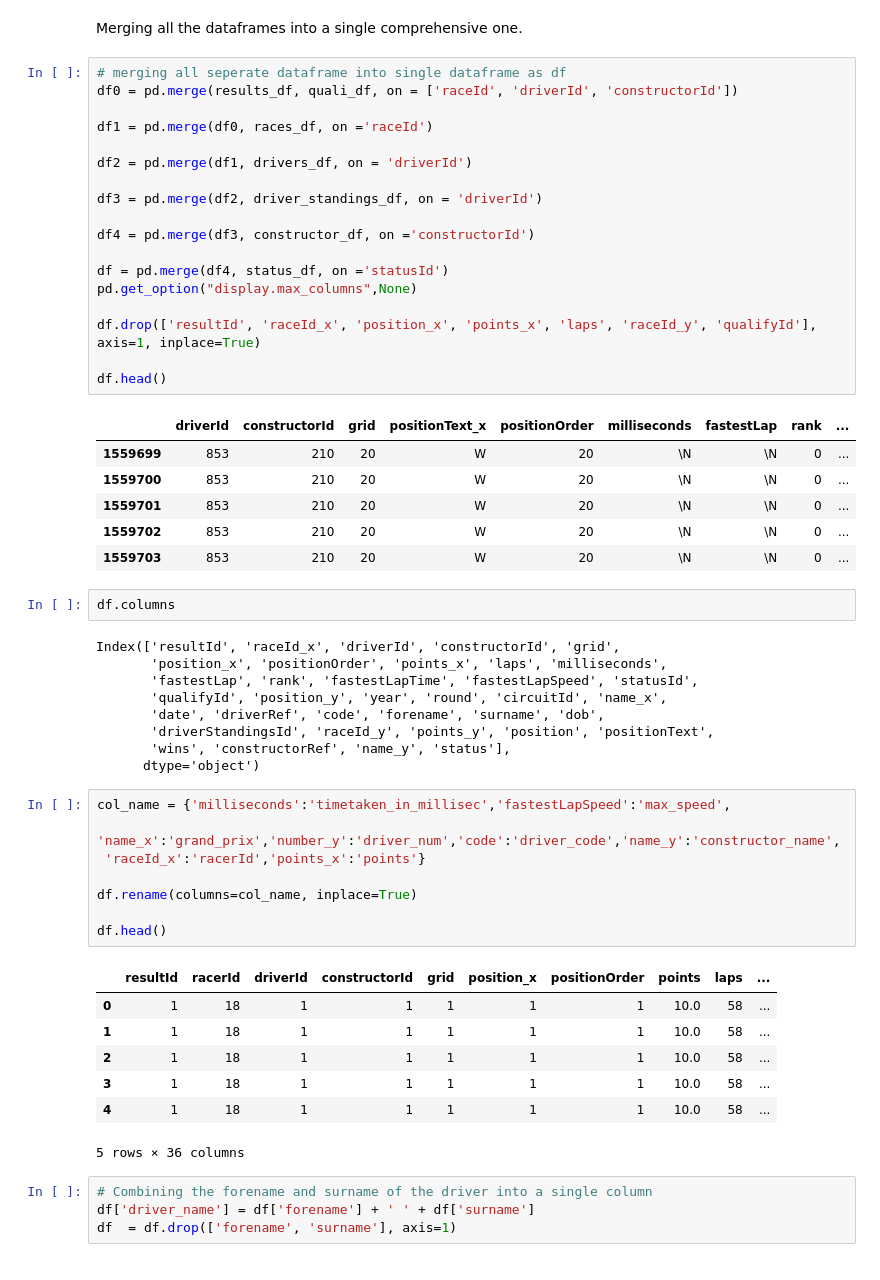
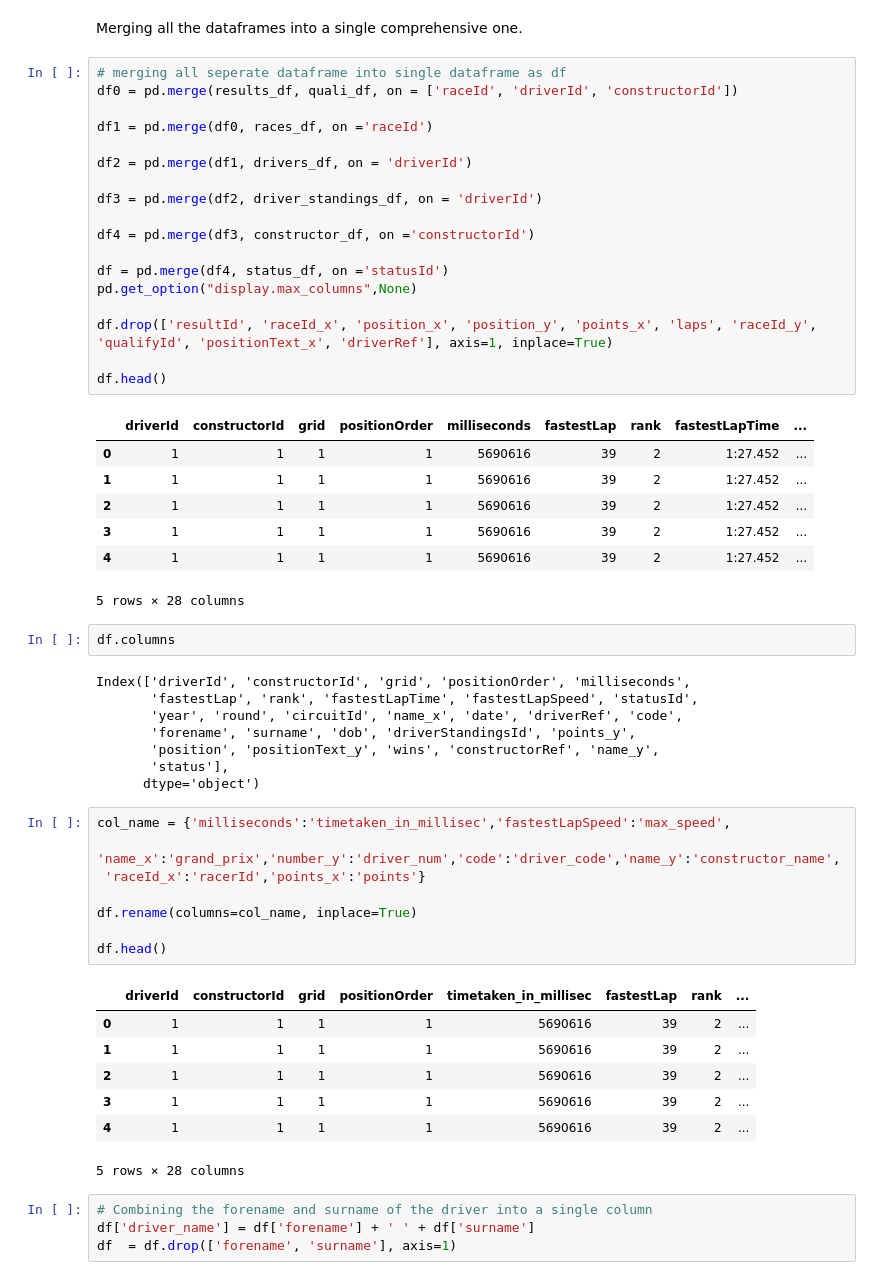
Before and after one commit to Robert336/Final-Project-CP468, a Jupyter notebook: F1_Predictor.ipynb, the cells around one changed output. Drawn from its saved outputs; the diff is of its cells as text.

Commit message:
update main df, dropping columns

```diff
--- a/F1_Predictor.ipynb
+++ b/F1_Predictor.ipynb
@@ -430,38 +432,38 @@ Merging all the dataframes into a single comprehensive one.
 # %%
 # merging all seperate dataframe into single dataframe as df
 df0 = pd.merge(results_df, quali_df, on = ['raceId', 'driverId', 'constructorId'])
 
 df1 = pd.merge(df0, races_df, on ='raceId')
 
 df2 = pd.merge(df1, drivers_df, on = 'driverId')
 
 df3 = pd.merge(df2, driver_standings_df, on = 'driverId')
 
 df4 = pd.merge(df3, constructor_df, on ='constructorId')
 
 df = pd.merge(df4, status_df, on ='statusId')
 pd.get_option("display.max_columns",None)
 
-df.drop(['resultId', 'raceId_x', 'position_x', 'points_x', 'laps', 'raceId_y', 'qualifyId'], axis=1, inplace=True)
+df.drop(['resultId', 'raceId_x', 'position_x', 'position_y', 'points_x', 'laps', 'raceId_y', 'qualifyId', 'positionText_x', 'driverRef'], axis=1, inplace=True)
 
 df.head()
 # %% [output]
-|  | driverId | constructorId | grid | positionText_x | positionOrder | milliseconds | fastestLap | rank | ... |
-| 1559699 | 853 | 210 | 20 | W | 20 | \N | \N | 0 | ... |
-| 1559700 | 853 | 210 | 20 | W | 20 | \N | \N | 0 | ... |
-| 1559701 | 853 | 210 | 20 | W | 20 | \N | \N | 0 | ... |
-| 1559702 | 853 | 210 | 20 | W | 20 | \N | \N | 0 | ... |
-| 1559703 | 853 | 210 | 20 | W | 20 | \N | \N | 0 | ... |
+|  | driverId | constructorId | grid | positionOrder | milliseconds | fastestLap | rank | fastestLapTime | ... |
+| 0 | 1 | 1 | 1 | 1 | 5690616 | 39 | 2 | 1:27.452 | ... |
+| 1 | 1 | 1 | 1 | 1 | 5690616 | 39 | 2 | 1:27.452 | ... |
+| 2 | 1 | 1 | 1 | 1 | 5690616 | 39 | 2 | 1:27.452 | ... |
+| 3 | 1 | 1 | 1 | 1 | 5690616 | 39 | 2 | 1:27.452 | ... |
+| 4 | 1 | 1 | 1 | 1 | 5690616 | 39 | 2 | 1:27.452 | ... |
+5 rows × 28 columns
 # %%
 df.columns
 # %% [output]
-Index(['resultId', 'raceId_x', 'driverId', 'constructorId', 'grid',
-       'position_x', 'positionOrder', 'points_x', 'laps', 'milliseconds',
+Index(['driverId', 'constructorId', 'grid', 'positionOrder', 'milliseconds',
        'fastestLap', 'rank', 'fastestLapTime', 'fastestLapSpeed', 'statusId',
-       'qualifyId', 'position_y', 'year', 'round', 'circuitId', 'name_x',
-       'date', 'driverRef', 'code', 'forename', 'surname', 'dob',
-       'driverStandingsId', 'raceId_y', 'points_y', 'position', 'positionText',
-       'wins', 'constructorRef', 'name_y', 'status'],
+       'year', 'round', 'circuitId', 'name_x', 'date', 'driverRef', 'code',
+       'forename', 'surname', 'dob', 'driverStandingsId', 'points_y',
+       'position', 'positionText_y', 'wins', 'constructorRef', 'name_y',
+       'status'],
       dtype='object')
 # %%
 col_name = {'milliseconds':'timetaken_in_millisec','fastestLapSpeed':'max_speed',
@@ -472,13 +474,13 @@ df.rename(columns=col_name, inplace=True)
 
 df.head()
 # %% [output]
-|  | resultId | racerId | driverId | constructorId | grid | position_x | positionOrder | points | laps | ... |
-| 0 | 1 | 18 | 1 | 1 | 1 | 1 | 1 | 10.0 | 58 | ... |
-| 1 | 1 | 18 | 1 | 1 | 1 | 1 | 1 | 10.0 | 58 | ... |
-| 2 | 1 | 18 | 1 | 1 | 1 | 1 | 1 | 10.0 | 58 | ... |
-| 3 | 1 | 18 | 1 | 1 | 1 | 1 | 1 | 10.0 | 58 | ... |
-| 4 | 1 | 18 | 1 | 1 | 1 | 1 | 1 | 10.0 | 58 | ... |
+|  | driverId | constructorId | grid | positionOrder | timetaken_in_millisec | fastestLap | rank | ... |
+| 0 | 1 | 1 | 1 | 1 | 5690616 | 39 | 2 | ... |
+| 1 | 1 | 1 | 1 | 1 | 5690616 | 39 | 2 | ... |
+| 2 | 1 | 1 | 1 | 1 | 5690616 | 39 | 2 | ... |
+| 3 | 1 | 1 | 1 | 1 | 5690616 | 39 | 2 | ... |
+| 4 | 1 | 1 | 1 | 1 | 5690616 | 39 | 2 | ... |
-5 rows × 36 columns
+5 rows × 28 columns
 # %%
 # Combining the forename and surname of the driver into a single column
 df['driver_name'] = df['forename'] + ' ' + df['surname']
```
Also changed, not shown: parts of 6 cells of this notebook.
